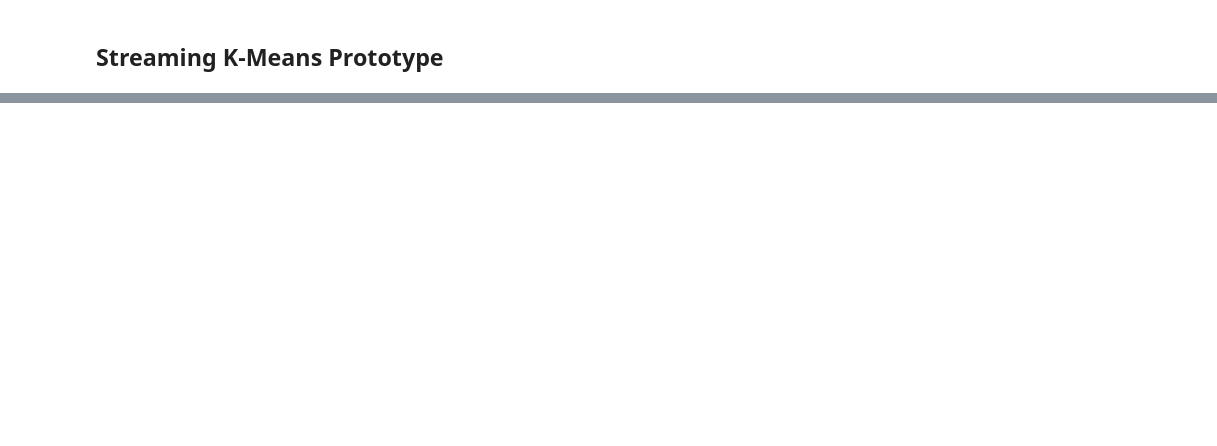
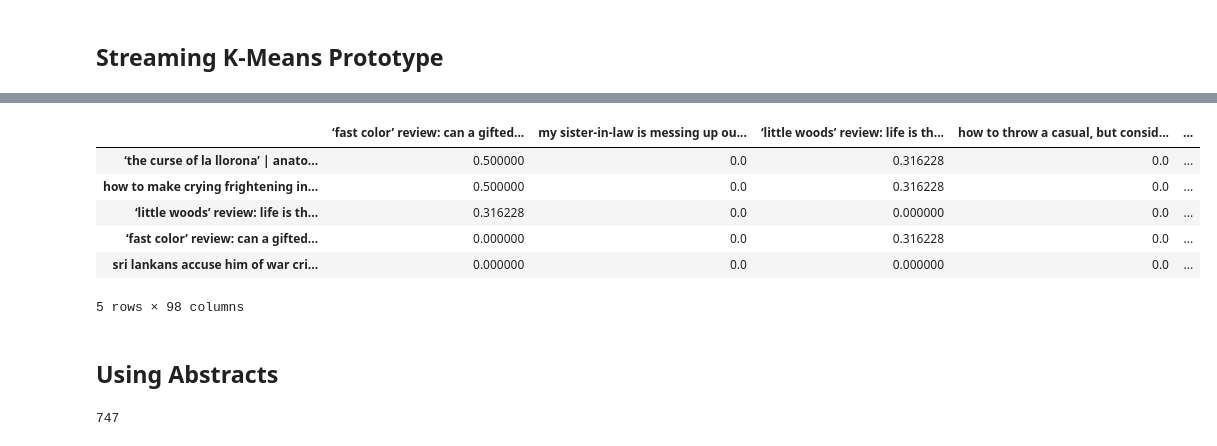
Before and after one commit to vviers/NYTStream, a Jupyter notebook: KMeans.ipynb, the cells around one changed output, grey strips where cells are left out. Drawn from its saved outputs; the diff is of its cells as text; code cells hidden in the pictures; blank space fills up the shorter version.

```diff
--- a/KMeans.ipynb
+++ b/KMeans.ipynb
@@ -79,0 +41,3 @@ lines[5].replace("\n", "").replace("None", '""')
+# %%
+vectorizer = CountVectorizer()
+X = vectorizer.fit_transform(tags)
@@ -79,0 +72,3 @@ lines[5].replace("\n", "").replace("None", '""')
+# %%
+cosine_sim = cosine_similarity(X)
+np.fill_diagonal(cosine_sim, 0)
@@ -79,0 +91,19 @@ lines[5].replace("\n", "").replace("None", '""')
+# %%
+import pandas as pd
+df = pd.DataFrame(cosine_sim)
+# %%
+titles = [d["title"].lower().strip() for d in data]
+df.set_axis(titles, inplace=True)
+df.set_axis(titles, axis = 1, inplace = True)
+# %%
+df.sort_values("‘fast color’ review: can a gifted family save a parched world?", ascending = False).head()
+# %% [output]
+|  | ‘fast color’ review: can a gifted... | my sister-in-law is messing up ou... | ‘little woods’ review: life is th... | how to throw a casual, but consid... | ... |
+| ‘the curse of la llorona’ | anato... | 0.500000 | 0.0 | 0.316228 | 0.0 | ... |
+| how to make crying frightening in... | 0.500000 | 0.0 | 0.316228 | 0.0 | ... |
+| ‘little woods’ review: life is th... | 0.316228 | 0.0 | 0.000000 | 0.0 | ... |
+| ‘fast color’ review: can a gifted... | 0.000000 | 0.0 | 0.316228 | 0.0 | ... |
+| sri lankans accuse him of war cri... | 0.000000 | 0.0 | 0.000000 | 0.0 | ... |
+5 rows × 98 columns
+# %% [markdown]
+## Using Abstracts
@@ -79,0 +114,4 @@ lines[5].replace("\n", "").replace("None", '""')
+# %%
+len(abstract_vectorizer.get_feature_names())
+# %% [output]
+747
```
Also changed, not shown: parts of 23 cells of this notebook, 1 other file.
